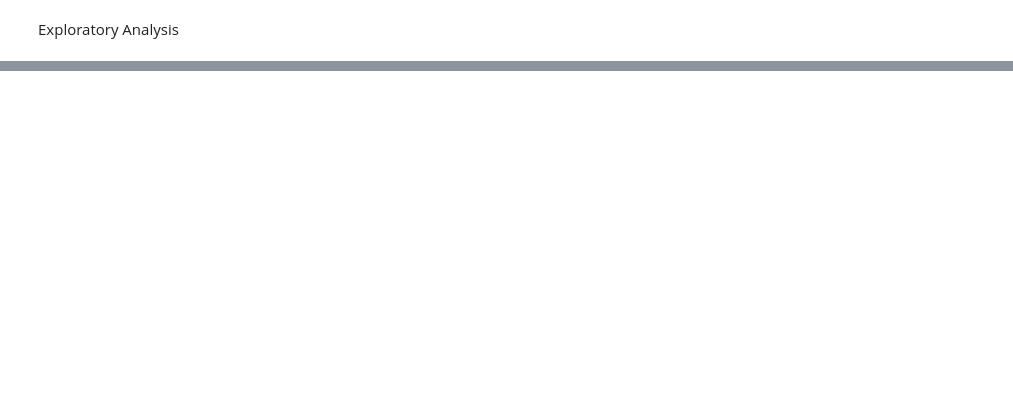
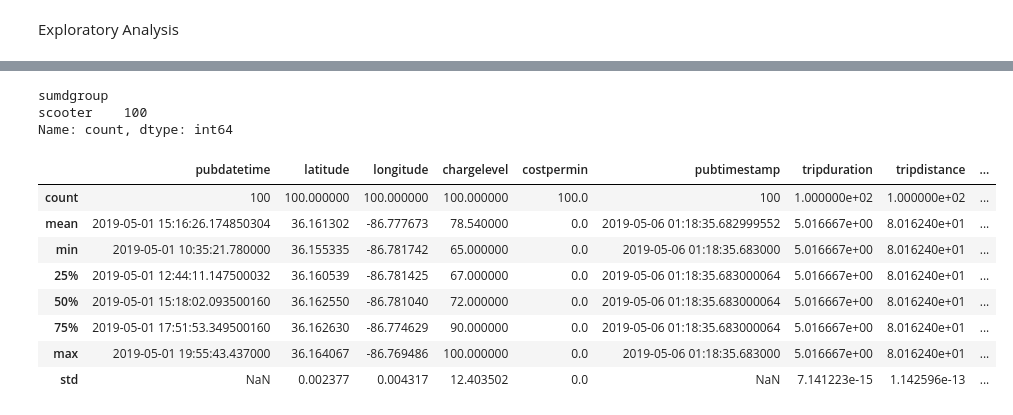
Before and after one commit to NSS-Full-Time-Data-Analytics-11/nashville-scooters-patches, a Jupyter notebook: notebook/scooters.ipynb, the cells around one changed output, grey strips where cells are left out. Drawn from its saved outputs; the diff is of its cells as text; code cells hidden in the pictures; blank space fills up the shorter version.

```diff
--- a/notebook/scooters.ipynb
+++ b/notebook/scooters.ipynb
@@ -197,0 +488,13 @@ both_tables.shape
+# %%
+query = '''
+SELECT *
+FROM scooters inner join trips using (sumdid)
+WHERE scooters.companyname = 'Lime'
+   AND trips.companyname= 'Lime'
+LIMIT 100;
+'''
+
+with engine.connect() as connection: result = connection.execute(text(query))
+# %%
+with engine.connect() as connection:
+   both_tables = pd.read_sql(text(query), con = connection)
@@ -197,0 +503,6 @@ both_tables.shape
+# %%
+both_tables.value_counts('sumdgroup')
+# %% [output]
+sumdgroup
+scooter    100
+Name: count, dtype: int64
@@ -198,3 +511,15 @@ both_tables.shape
+# %%
+both_tables.describe()
+# %% [output]
+|  | pubdatetime | latitude | longitude | chargelevel | costpermin | pubtimestamp | tripduration | tripdistance | ... |
+| count | 100 | 100.000000 | 100.000000 | 100.000000 | 100.0 | 100 | 1.000000e+02 | 1.000000e+02 | ... |
+| mean | 2019-05-01 15:16:26.174850304 | 36.161302 | -86.777673 | 78.540000 | 0.0 | 2019-05-06 01:18:35.682999552 | 5.016667e+00 | 8.016240e+01 | ... |
+| min | 2019-05-01 10:35:21.780000 | 36.155335 | -86.781742 | 65.000000 | 0.0 | 2019-05-06 01:18:35.683000 | 5.016667e+00 | 8.016240e+01 | ... |
+| 25% | 2019-05-01 12:44:11.147500032 | 36.160539 | -86.781425 | 67.000000 | 0.0 | 2019-05-06 01:18:35.683000064 | 5.016667e+00 | 8.016240e+01 | ... |
+| 50% | 2019-05-01 15:18:02.093500160 | 36.162550 | -86.781040 | 72.000000 | 0.0 | 2019-05-06 01:18:35.683000064 | 5.016667e+00 | 8.016240e+01 | ... |
+| 75% | 2019-05-01 17:51:53.349500160 | 36.162630 | -86.774629 | 90.000000 | 0.0 | 2019-05-06 01:18:35.683000064 | 5.016667e+00 | 8.016240e+01 | ... |
+| max | 2019-05-01 19:55:43.437000 | 36.164067 | -86.769486 | 100.000000 | 0.0 | 2019-05-06 01:18:35.683000 | 5.016667e+00 | 8.016240e+01 | ... |
+| std | NaN | 0.002377 | 0.004317 | 12.403502 | 0.0 | NaN | 7.141223e-15 | 1.142596e-13 | ... |
 # %%
 # looking lime company,
 # maxium tripdistance per scooter per day, sumdgroup, count of sumdgroup
```
Also changed, not shown: parts of 48 cells of this notebook, 2 other files.
